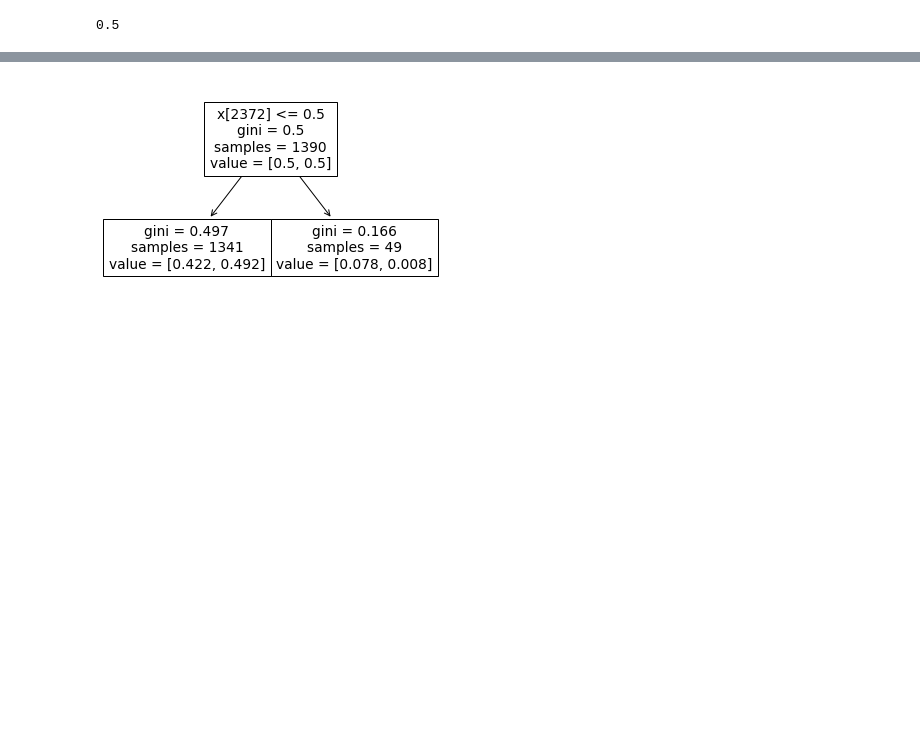
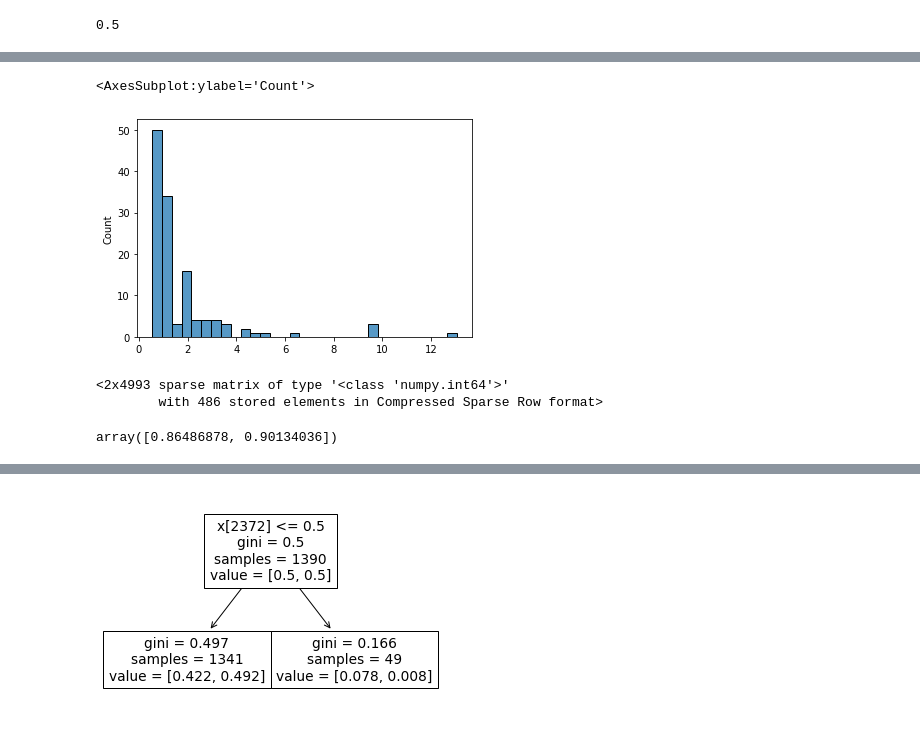
Before and after one commit to thomaswp/SimpleAIF, a Jupyter notebook: MLTest.ipynb, the cells around one changed output, grey strips where cells are left out. Cells and saved outputs as stored; diff of their text form; code cells hidden in the pictures; blank space fills up the shorter version.

```diff
--- a/MLTest.ipynb
+++ b/MLTest.ipynb
@@ -168,0 +279,24 @@ array([0.22222222, 0.11111111, 0.66666667, 0.33333333, 0.55555556,
+# %%
+mean_features = X_train_array.mean(axis=0)
+sns.histplot(mean_features[common_feature_indicies])
+# %% [output]
+<AxesSubplot:ylabel='Count'>
+[figure, added]
+# %%
+X_test[0:2]
+# %% [output]
+<2x4993 sparse matrix of type '<class 'numpy.int64'>'
+        with 486 stored elements in Compressed Sparse Row format>
+# %%
+def progress_score_single(features):
+    completion = features[common_feature_indicies] / mean_features[common_feature_indicies]
+    completion = np.clip(completion, 0, 1)
+    return completion.mean()
+
+def progress_score(X):
+    test = X.toarray()
+    return np.apply_along_axis(progress_score_single, 1, test)
+
+progress_score(X_test[0:2])
+# %% [output]
+array([0.86486878, 0.90134036])
```
Also changed, not shown: parts of 14 cells of this notebook.
